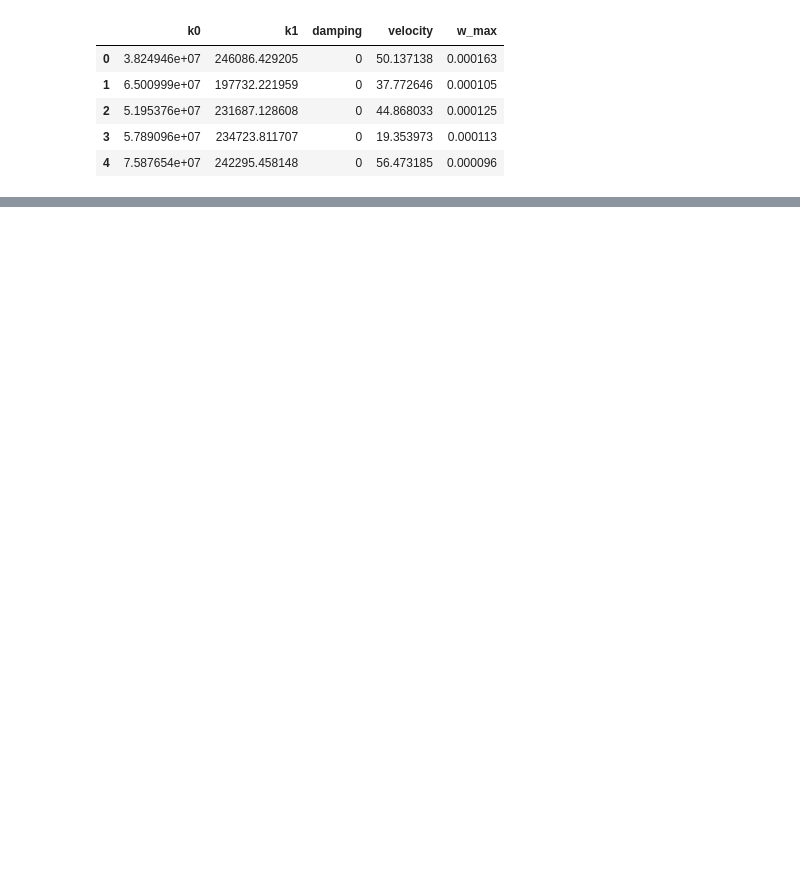
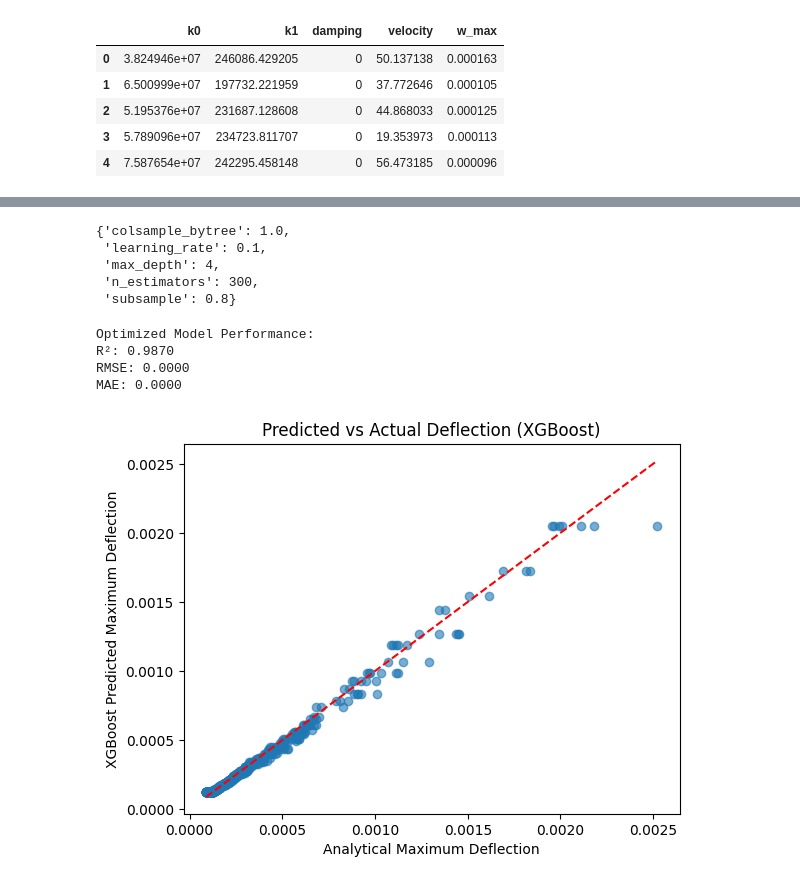
Before and after one commit to Paschal5000/Beam-dynamics-surrogate-model, a Jupyter notebook: xgboost_model.ipynb, the cells around one changed output, grey strips where cells are left out. Saved outputs shown, nothing was run; the diff lists cells and outputs as text; code cells hidden in the pictures; blank space fills up the shorter version.

Commit message:
XGBOOST Mosdel Train

```diff
--- a/xgboost_model.ipynb
+++ b/xgboost_model.ipynb
@@ -18,0 +40,3 @@ df.head()
+# %%
+xgb_base = XGBRegressor(objective='reg:squarederror', n_estimators=200, learning_rate=0.1, max_depth=5, random_state=42)
+xgb_base.fit(X_train, y_train)
@@ -18,0 +71,13 @@ df.head()
+# %%
+# Hyperparameter Tuning with Grid Search
+param_grid = {
+    'n_estimators': [300, 500],
+    'learning_rate': [0.03, 0.05, 0.1],
+    'max_depth': [4, 6],
+    'subsample': [0.8, 1.0],
+    'colsample_bytree': [0.8, 1.0]
+}
+xgb = XGBRegressor(objective='reg:squarederror', random_state=42)
+
+grid_search = GridSearchCV(estimator=xgb, param_grid=param_grid, scoring='neg_mean_squared_error', cv=5, verbose=1, n_jobs=-1)
+grid_search.fit(X_train, y_train)
@@ -18,0 +103,4 @@ df.head()
+# %%
+# Train Optimized Model
+best_xgb = grid_search.best_estimator_
+best_xgb.fit(X_train, y_train)
@@ -18,0 +119,38 @@ df.head()
+# %%
+grid_search.best_params_
+# %% [output]
+{'colsample_bytree': 1.0,
+ 'learning_rate': 0.1,
+ 'max_depth': 4,
+ 'n_estimators': 300,
+ 'subsample': 0.8}
+# %%
+# Final Model Evaluation
+y_pred = best_xgb.predict(X_test)
+r2 = r2_score(y_test, y_pred)
+rmse = np.sqrt(mean_squared_error(y_test, y_pred))
+mae = mean_absolute_error(y_test, y_pred)
+
+print("Optimized Model Performance:")
+print(f"R²: {r2:.4f}")
+print(f"RMSE: {rmse:.4f}")
+print(f"MAE: {mae:.4f}")
+# %% [output]
+Optimized Model Performance:
+R²: 0.9870
+RMSE: 0.0000
+MAE: 0.0000
+# %%
+# Predicted vs Actual Plot
+plt.scatter(y_test, y_pred, alpha=0.6)
+plt.plot(
+    [y_test.min(), y_test.max()],
+    [y_test.min(), y_test.max()],
+    "r--"
+)
+plt.xlabel("Analytical Maximum Deflection")
+plt.ylabel("XGBoost Predicted Maximum Deflection")
+plt.title("Predicted vs Actual Deflection (XGBoost)")
+plt.show()
+# %% [output]
+[figure, added]
```
Also changed, not shown: parts of 11 cells of this notebook.
